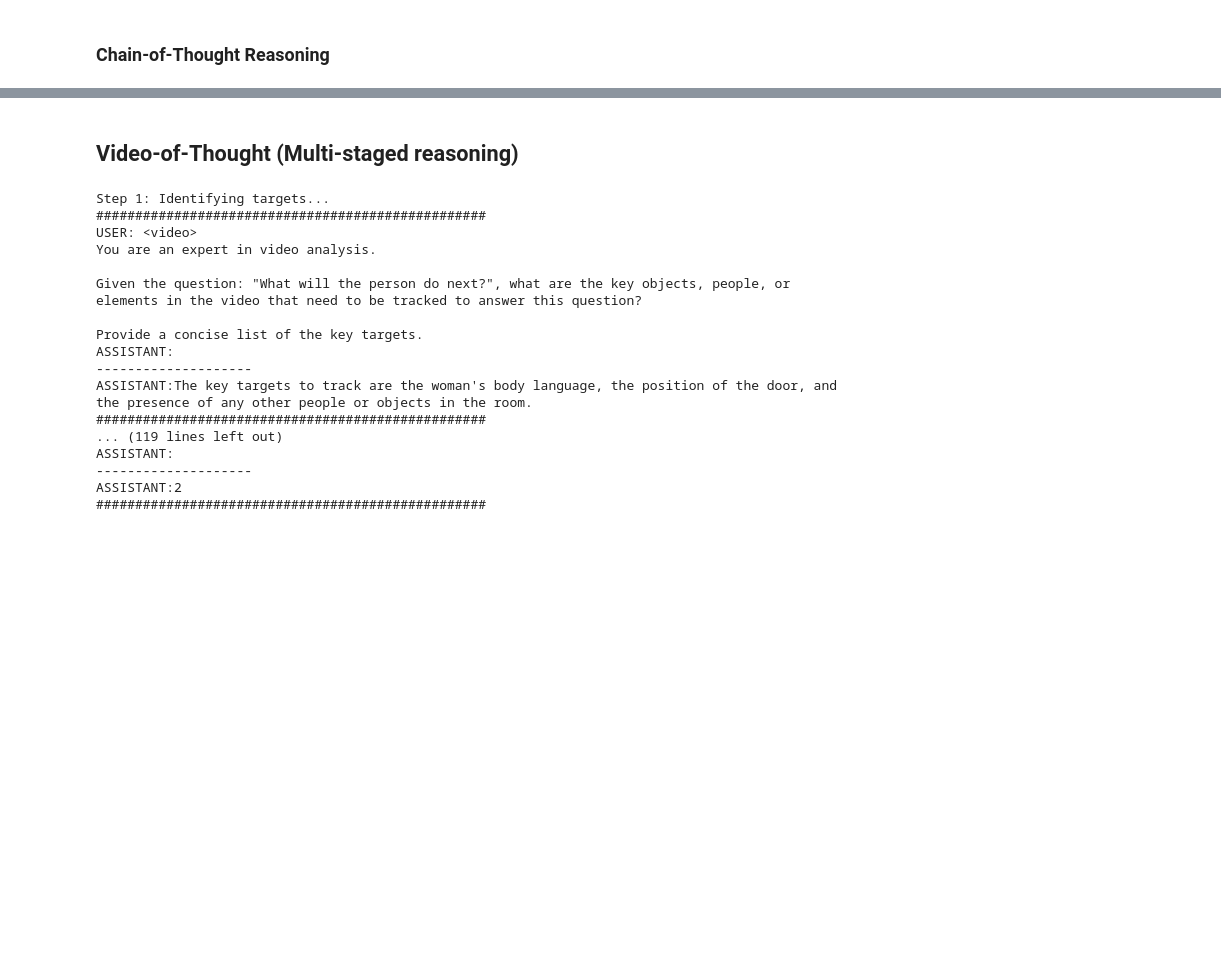
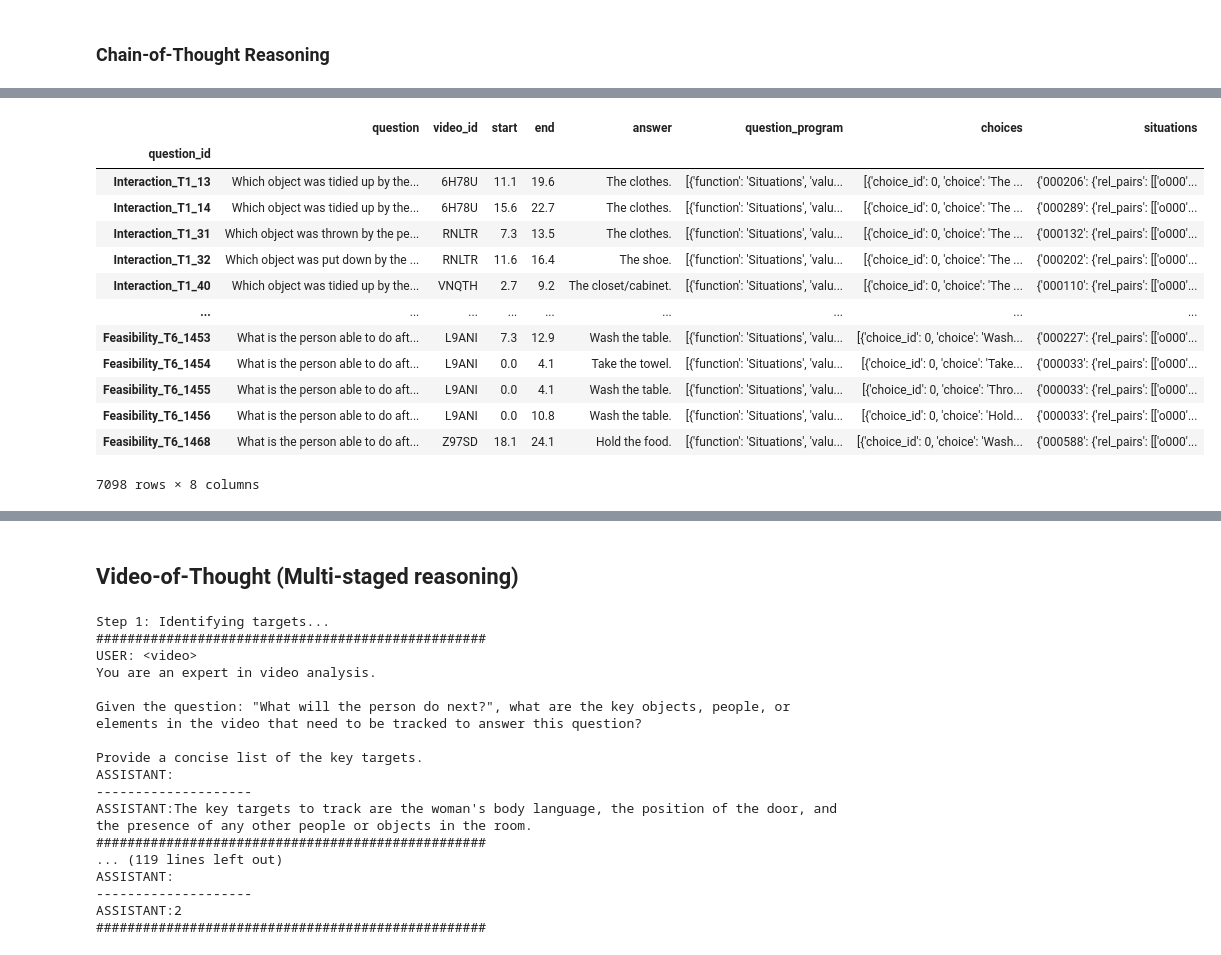
Before and after one commit to guanwei-wu/STAR_Benchmark, a Jupyter notebook: VideoLLAVA_CoT_VoT.ipynb, the cells around one changed output, grey strips where cells are left out. Saved outputs shown, nothing was run; the diff lists cells and outputs as text; code cells hidden in the pictures; blank space fills up the shorter version.

```diff
--- a/VideoLLAVA_CoT_VoT.ipynb
+++ b/VideoLLAVA_CoT_VoT.ipynb
@@ -161,0 +88,10 @@ question_id = 'Prediction_T1_703'
+# %%
+import pickle
+import pandas as pd
+
+# Load the .pkl file
+with open('/data/user_data/jamesdin/STAR/data/STAR_val.pkl', 'rb') as f:
+    data = pickle.load(f)
+
+# Convert to DataFrame and set index
+df = pd.DataFrame(data).set_index('question_id')
@@ -161,0 +116,17 @@ question_id = 'Prediction_T1_703'
+# %%
+df
+# %% [output]
+|  | question | video_id | start | end | answer | question_program | choices | situations |
+| question_id |  |  |  |  |  |  |  |  |
+| Interaction_T1_13 | Which object was tidied up by the... | 6H78U | 11.1 | 19.6 | The clothes. | [{'function': 'Situations', 'valu... | [{'choice_id': 0, 'choice': 'The ... | {'000206': {'rel_pairs': [['o000'... |
+| Interaction_T1_14 | Which object was tidied up by the... | 6H78U | 15.6 | 22.7 | The clothes. | [{'function': 'Situations', 'valu... | [{'choice_id': 0, 'choice': 'The ... | {'000289': {'rel_pairs': [['o000'... |
+| Interaction_T1_31 | Which object was thrown by the pe... | RNLTR | 7.3 | 13.5 | The clothes. | [{'function': 'Situations', 'valu... | [{'choice_id': 0, 'choice': 'The ... | {'000132': {'rel_pairs': [['o000'... |
+| Interaction_T1_32 | Which object was put down by the ... | RNLTR | 11.6 | 16.4 | The shoe. | [{'function': 'Situations', 'valu... | [{'choice_id': 0, 'choice': 'The ... | {'000202': {'rel_pairs': [['o000'... |
+| Interaction_T1_40 | Which object was tidied up by the... | VNQTH | 2.7 | 9.2 | The closet/cabinet. | [{'function': 'Situations', 'valu... | [{'choice_id': 0, 'choice': 'The ... | {'000110': {'rel_pairs': [['o000'... |
+| ... | ... | ... | ... | ... | ... | ... | ... | ... |
+| Feasibility_T6_1453 | What is the person able to do aft... | L9ANI | 7.3 | 12.9 | Wash the table. | [{'function': 'Situations', 'valu... | [{'choice_id': 0, 'choice': 'Wash... | {'000227': {'rel_pairs': [['o000'... |
+| Feasibility_T6_1454 | What is the person able to do aft... | L9ANI | 0.0 | 4.1 | Take the towel. | [{'function': 'Situations', 'valu... | [{'choice_id': 0, 'choice': 'Take... | {'000033': {'rel_pairs': [['o000'... |
+| Feasibility_T6_1455 | What is the person able to do aft... | L9ANI | 0.0 | 4.1 | Wash the table. | [{'function': 'Situations', 'valu... | [{'choice_id': 0, 'choice': 'Thro... | {'000033': {'rel_pairs': [['o000'... |
+| Feasibility_T6_1456 | What is the person able to do aft... | L9ANI | 0.0 | 10.8 | Wash the table. | [{'function': 'Situations', 'valu... | [{'choice_id': 0, 'choice': 'Hold... | {'000033': {'rel_pairs': [['o000'... |
+| Feasibility_T6_1468 | What is the person able to do aft... | Z97SD | 18.1 | 24.1 | Hold the food. | [{'function': 'Situations', 'valu... | [{'choice_id': 0, 'choice': 'Wash... | {'000588': {'rel_pairs': [['o000'... |
+7098 rows × 8 columns
```
Also changed, not shown: parts of 13 cells of this notebook, 2 other files.
